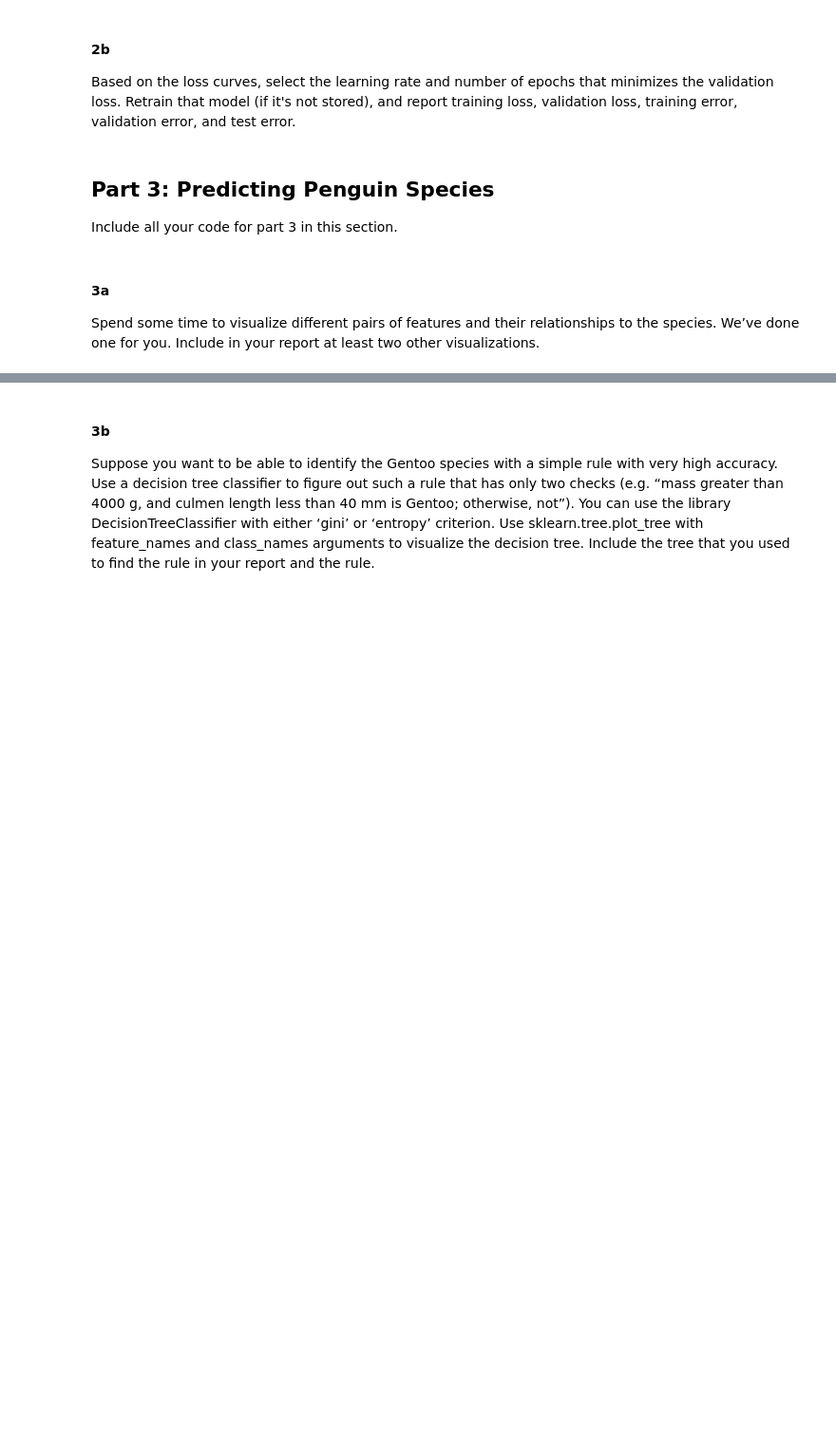
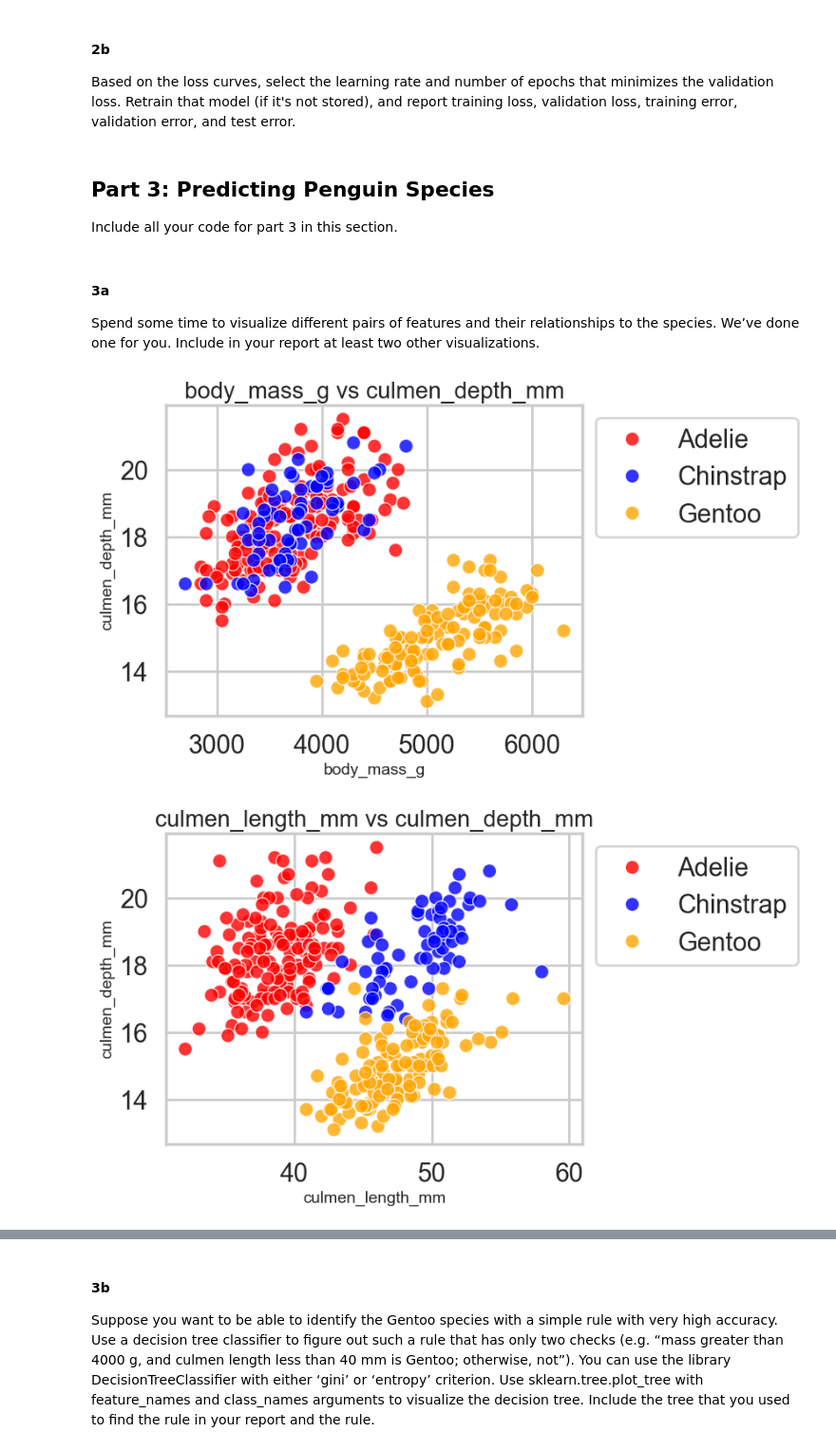
Before and after one commit to Slijeff/cs441, a Jupyter notebook: hw4/CS441_SP24_HW4_Starter.ipynb, the cells around one changed output, grey strips where cells are left out. Shown at 95% size. Drawn from its saved outputs; the diff is of its cells as text; code cells hidden in the pictures; blank space fills up the shorter version.

```diff
--- a/hw4/CS441_SP24_HW4_Starter.ipynb
+++ b/hw4/CS441_SP24_HW4_Starter.ipynb
@@ -269,7 +273,7 @@ Based on the loss curves, select the learning rate and number of epochs that min
 Include all your code for part 3 in this section.
 # %%
 import numpy as np
-from google.colab import drive
+# from google.colab import drive
 %matplotlib inline
 from matplotlib import pyplot as plt
 import pandas as pd
@@ -277,8 +281,8 @@ import seaborn as sns
 #styling preferences for sns
 sns.set_style('whitegrid')
 sns.set_context('poster')
-drive.mount('/content/gdrive/')
-datadir = "/content/gdrive/MyDrive/CS441/hw4/"
+# drive.mount('/content/gdrive/')
+datadir = "./"
 df_penguins = pd.read_csv(datadir + 'penguins_size.csv')
 df_penguins.head(10)
 
@@ -309,21 +313,27 @@ Spend some time to visualize different pairs of features and their relationships
 # %%
 def plot_scatter(feature1, feature2):
   '''
   Provide names of two features to create a scatterplot of them
   E.g. plot_scatter('culmen_length_mm', 'culmen_depth_mm')
   Possible features: 'culmen_length_mm', 'culmen_depth_mm', 'flipper_length_mm', 'body_mass_g'
   '''
 
   palette = ["red", "blue", "orange"]
 
   sns.scatterplot(data=df_penguins, x = feature1, y = feature2,
                hue = 'species', palette=palette, alpha=0.8)
   # Doc: https://seaborn.pydata.org/generated/seaborn.scatterplot.html
 
   plt.xlabel(feature1, fontsize=14)
   plt.ylabel(feature2, fontsize=14)
   plt.title(feature1 + ' vs ' + feature2, fontsize=20)
   plt.legend(bbox_to_anchor=(1.0, 1.0), loc='upper left')
   plt.show()
 
 # TO DO call plot_scatter with different feature pairs to create some visualizations
+plot_scatter('body_mass_g', 'culmen_depth_mm')
+plot_scatter('culmen_length_mm', 'culmen_depth_mm')
+plot_scatter('flipper_length_mm', 'culmen_depth_mm')
+# %% [output]
+[figure, added]
+[figure, added]
```
Also changed, not shown: parts of 7 cells of this notebook, 1 other file.
